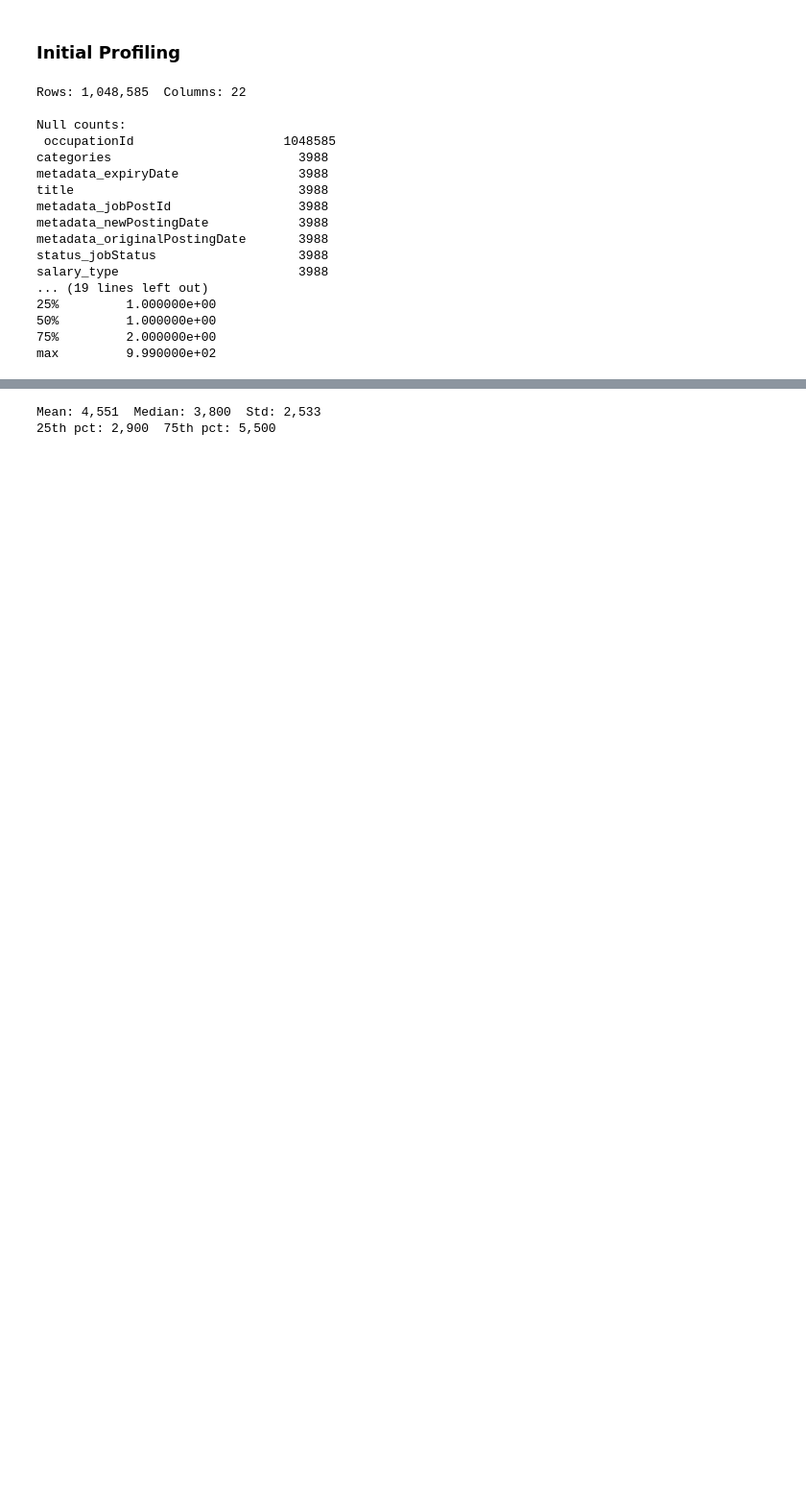
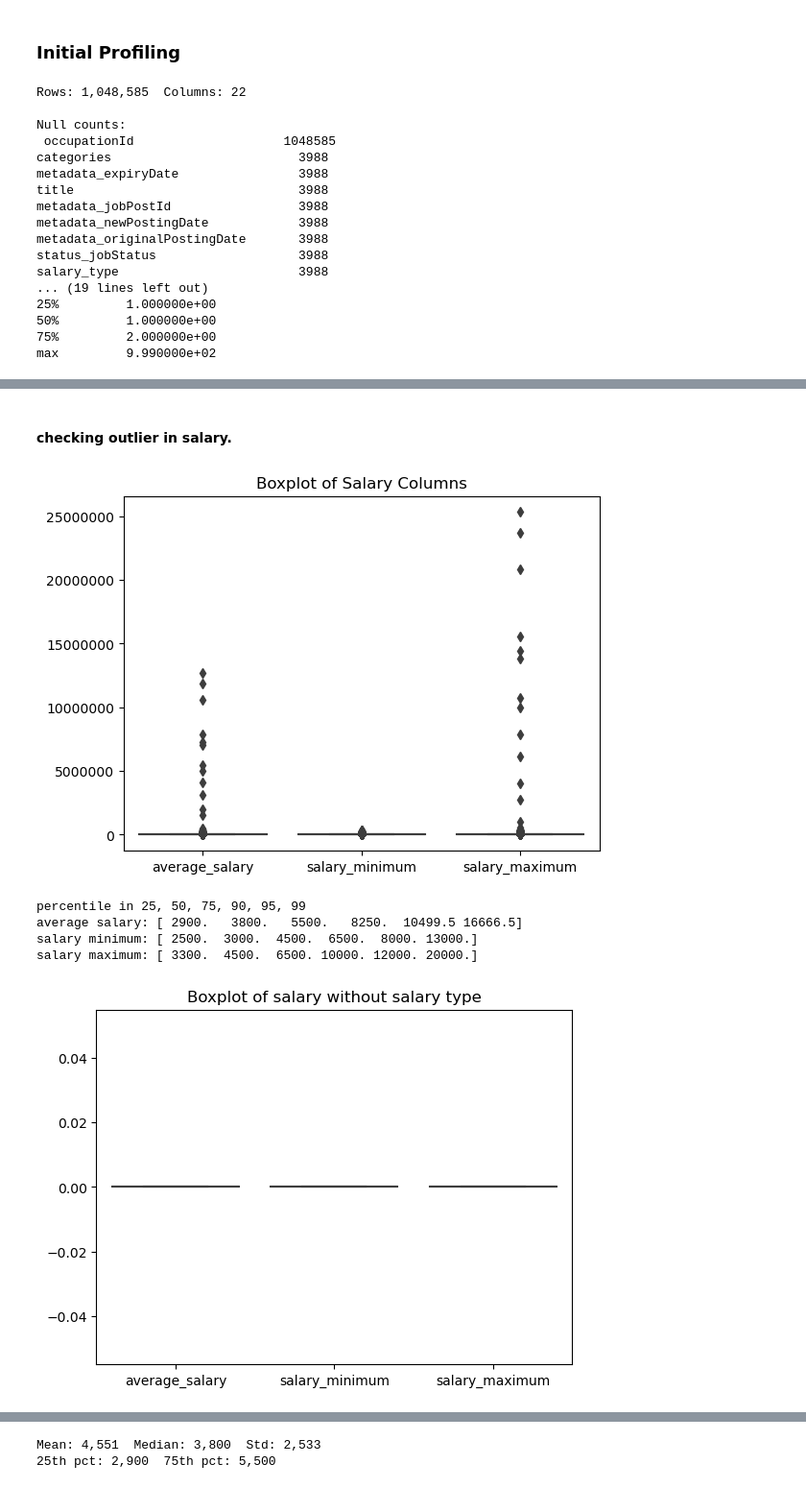
Before and after one commit to zeroonyx/6m-data-1-groupproject, a Jupyter notebook: personaD.ipynb, the cells around one changed output, grey strips where cells are left out. Shown at 96% size. Saved outputs shown, nothing was run; the diff lists cells and outputs as text; code cells hidden in the pictures; blank space fills up the shorter version.

```diff
--- a/personaD.ipynb
+++ b/personaD.ipynb
@@ -84,0 +191,27 @@ max         9.990000e+02
+# %% [markdown]
+#### checking outlier in salary.
+# %%
+sns.boxplot(df[['average_salary', 'salary_minimum', 'salary_maximum']])
+plt.title('Boxplot of Salary Columns')
+plt.ticklabel_format(style='plain', axis='y')
+plt.show()
+
+print ('percentile in 25, 50, 75, 90, 95, 99')
+print (f'average salary: {np.percentile(df["average_salary"], [25, 50, 75, 90, 95, 99])}')
+print (f'salary minimum: {np.percentile(df["salary_minimum"], [25, 50, 75, 90, 95, 99])}')
+print (f'salary maximum: {np.percentile(df["salary_maximum"], [25, 50, 75, 90, 95, 99])}')
+
+
+df_null_salary_type = df[df['salary_type'].isna()]
+
+sns.boxplot(df_null_salary_type[['average_salary', 'salary_minimum', 'salary_maximum']])
+plt.title('Boxplot of salary without salary type')
+plt.ticklabel_format(style='plain', axis='y')
+plt.show()
+# %% [output]
+[figure, added]
+percentile in 25, 50, 75, 90, 95, 99
+average salary: [ 2900.   3800.   5500.   8250.  10499.5 16666.5]
+salary minimum: [ 2500.  3000.  4500.  6500.  8000. 13000.]
+salary maximum: [ 3300.  4500.  6500. 10000. 12000. 20000.]
+[figure, added]
```
Also changed, not shown: parts of 52 cells of this notebook.
